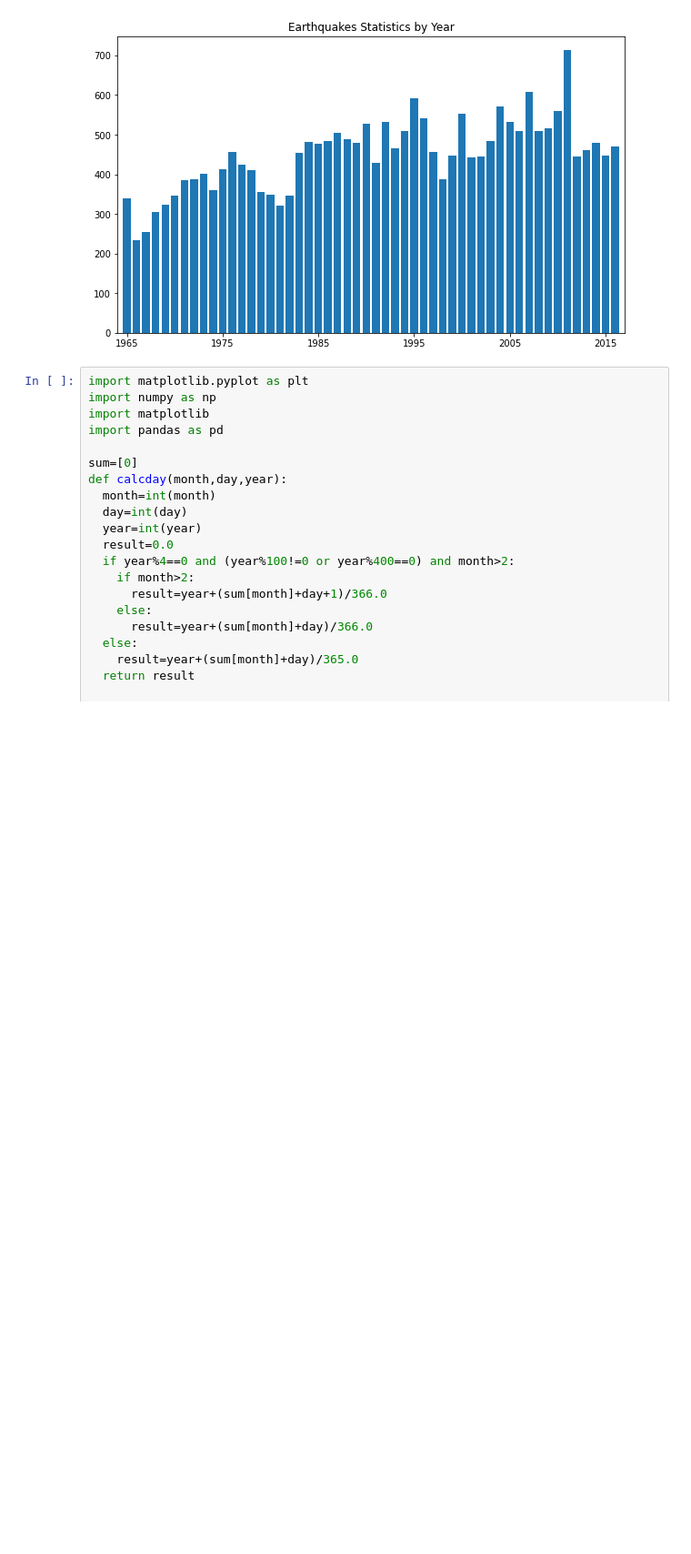
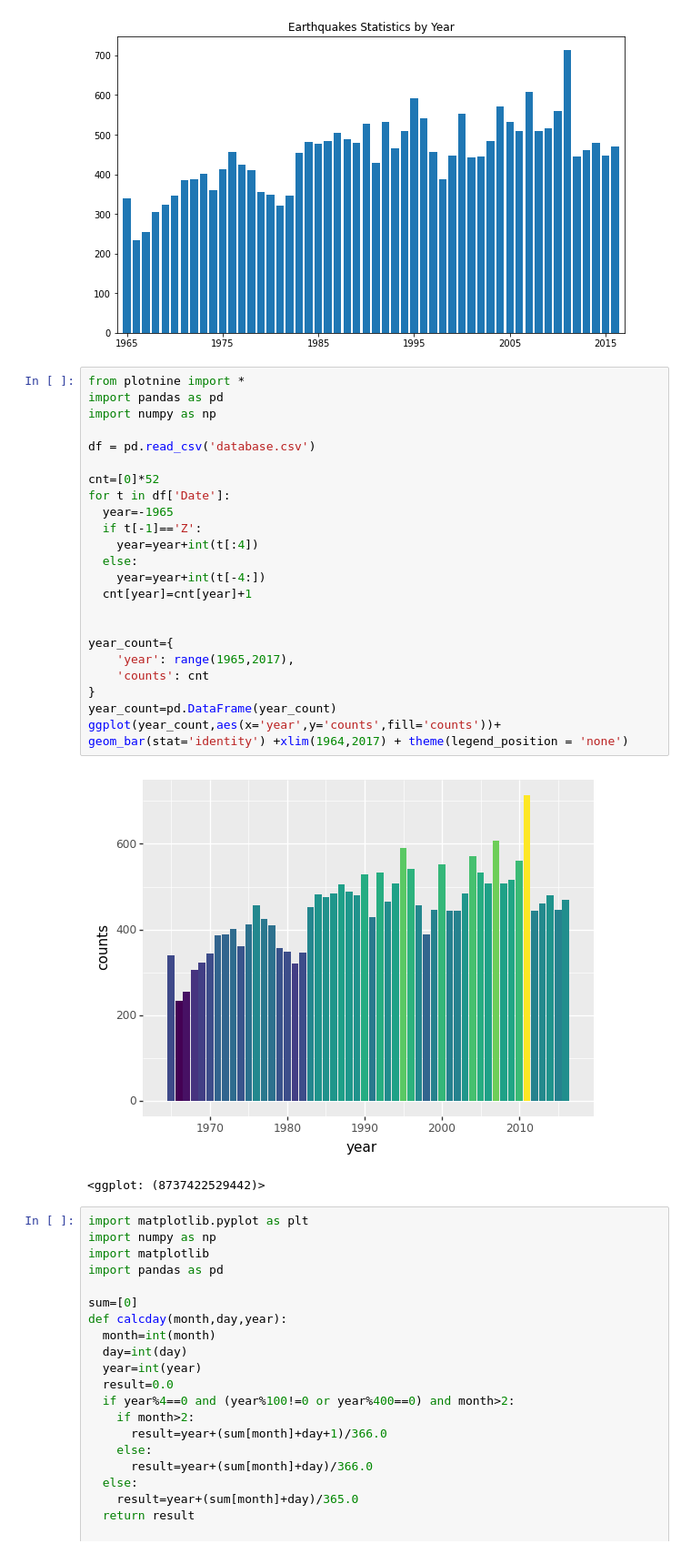
Before and after one commit to SeanLi-OI/Earthquake-Statistics, a Jupyter notebook: Earthquakes.ipynb, the cells around one changed output. Shown at 91% size. Drawn from its saved outputs; the diff is of its cells as text; blank space fills up the shorter version.

Commit message:
Update ggplot year

```diff
--- a/Earthquakes.ipynb
+++ b/Earthquakes.ipynb
@@ -246,6 +246,32 @@ plt.savefig('eq_year.png')
 plt.show()
 # %% [output]
 [figure]
+# %%
+from plotnine import *
+import pandas as pd
+import numpy as np
+
+df = pd.read_csv('database.csv')
+
+cnt=[0]*52
+for t in df['Date']:
+  year=-1965
+  if t[-1]=='Z':
+    year=year+int(t[:4])
+  else:
+    year=year+int(t[-4:])
+  cnt[year]=cnt[year]+1
+
+
+year_count={
+    'year': range(1965,2017),
+    'counts': cnt
+}
+year_count=pd.DataFrame(year_count)
+ggplot(year_count,aes(x='year',y='counts',fill='counts'))+ geom_bar(stat='identity') +xlim(1964,2017) + theme(legend_position = 'none')
+# %% [output]
+[figure, added]
+<ggplot: (8737422529442)>
 # %%
 import matplotlib.pyplot as plt
 import numpy as np
```
